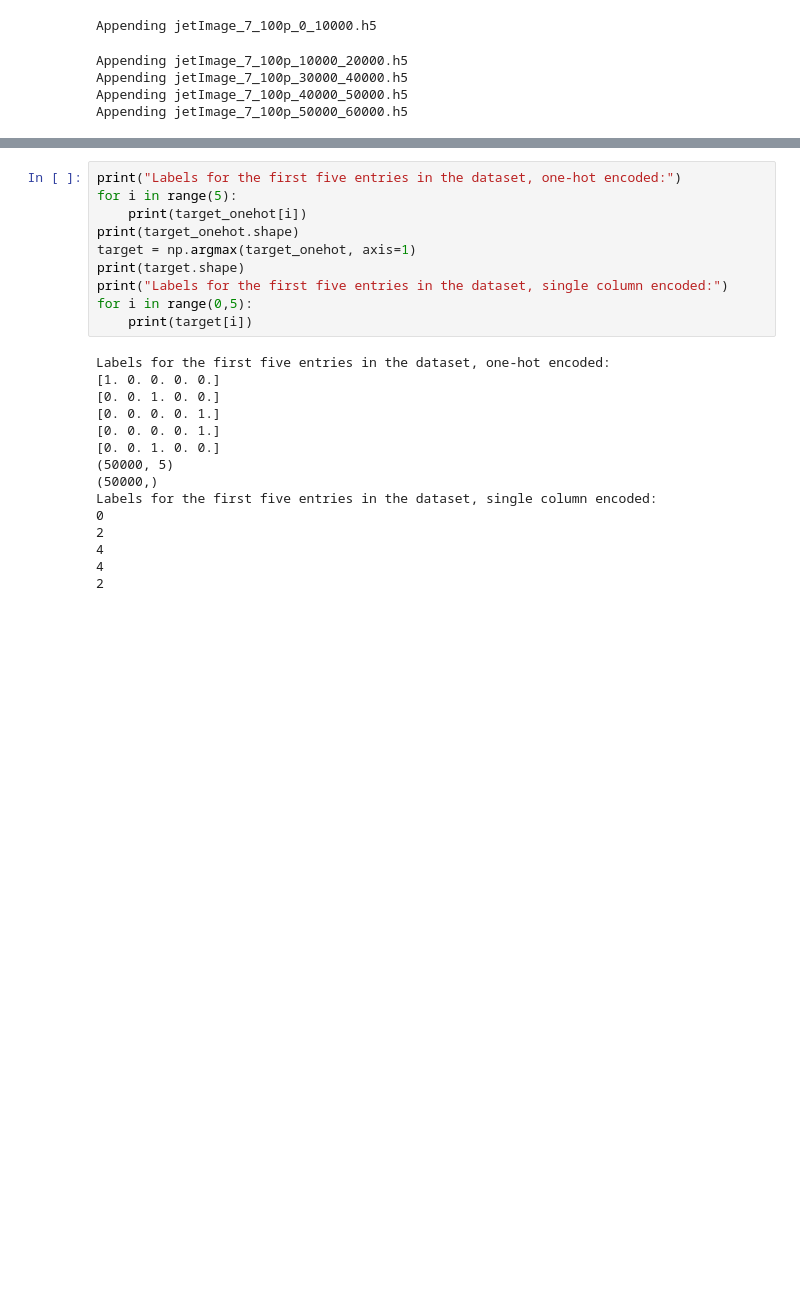
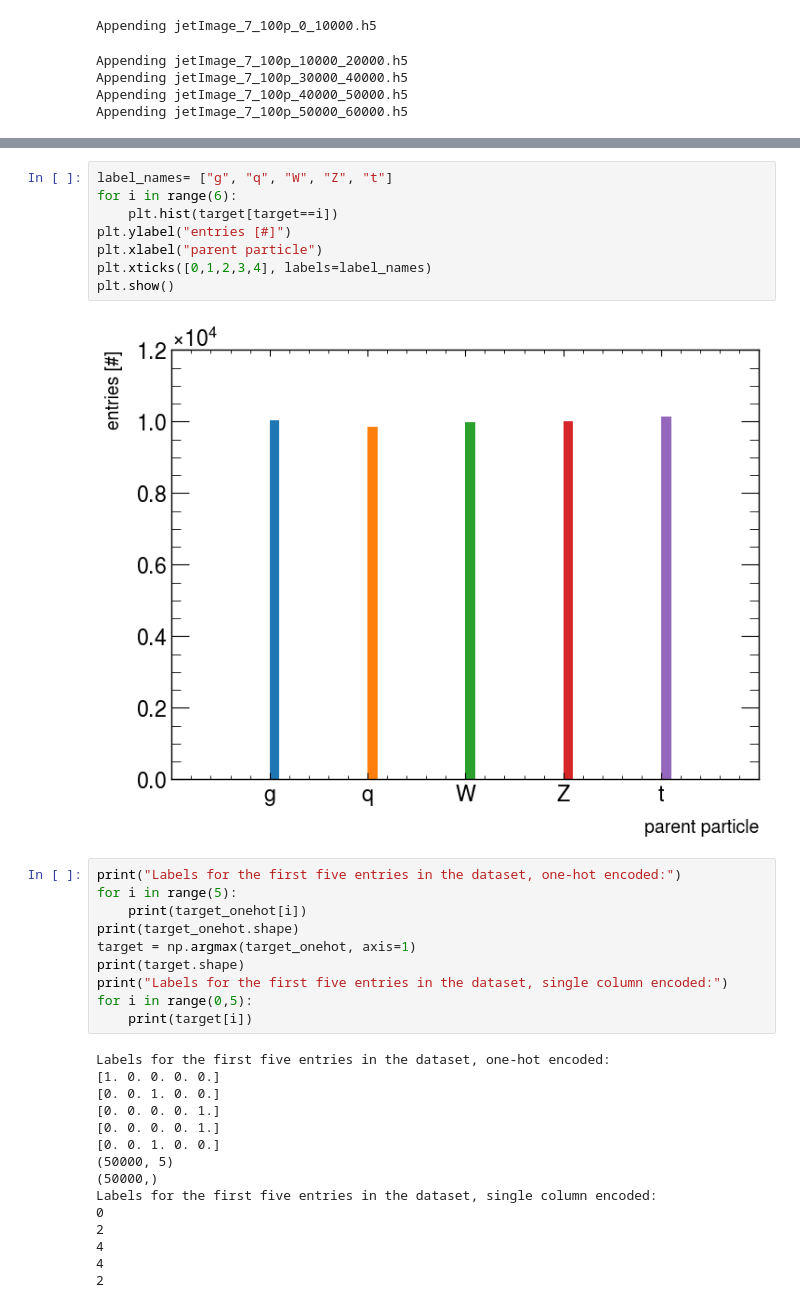
Before and after one commit to ChSonnabend/SSI_2023, a Jupyter notebook: EF4/Chris.ipynb, the cells around one changed output, grey strips where cells are left out. Cells and saved outputs as stored; diff of their text form; blank space fills up the shorter version.

```diff
--- a/EF4/Chris.ipynb
+++ b/EF4/Chris.ipynb
@@ -96,3 +101,13 @@ plt.show()
+# %%
+label_names= ["g", "q", "W", "Z", "t"]
+for i in range(6):
+    plt.hist(target[target==i])
+plt.ylabel("entries [#]")
+plt.xlabel("parent particle")
+plt.xticks([0,1,2,3,4], labels=label_names)
+plt.show()
+# %% [output]
+[figure, added]
 # %%
 print("Labels for the first five entries in the dataset, one-hot encoded:")
 for i in range(5):
```
Also changed, not shown: parts of 18 cells of this notebook.
